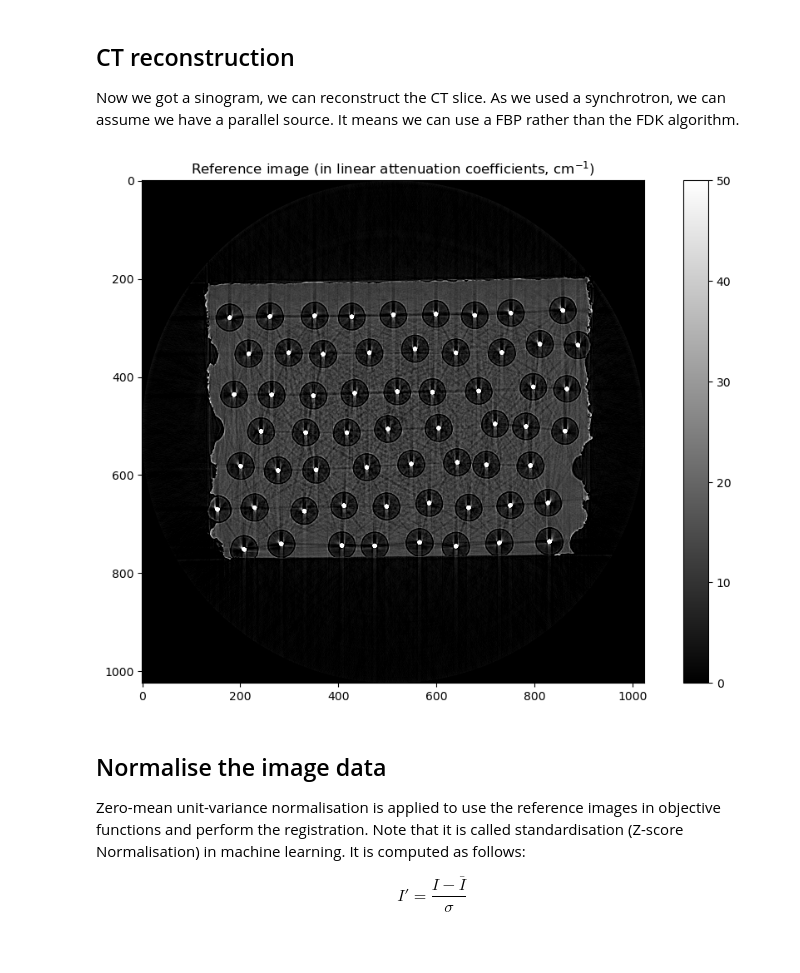
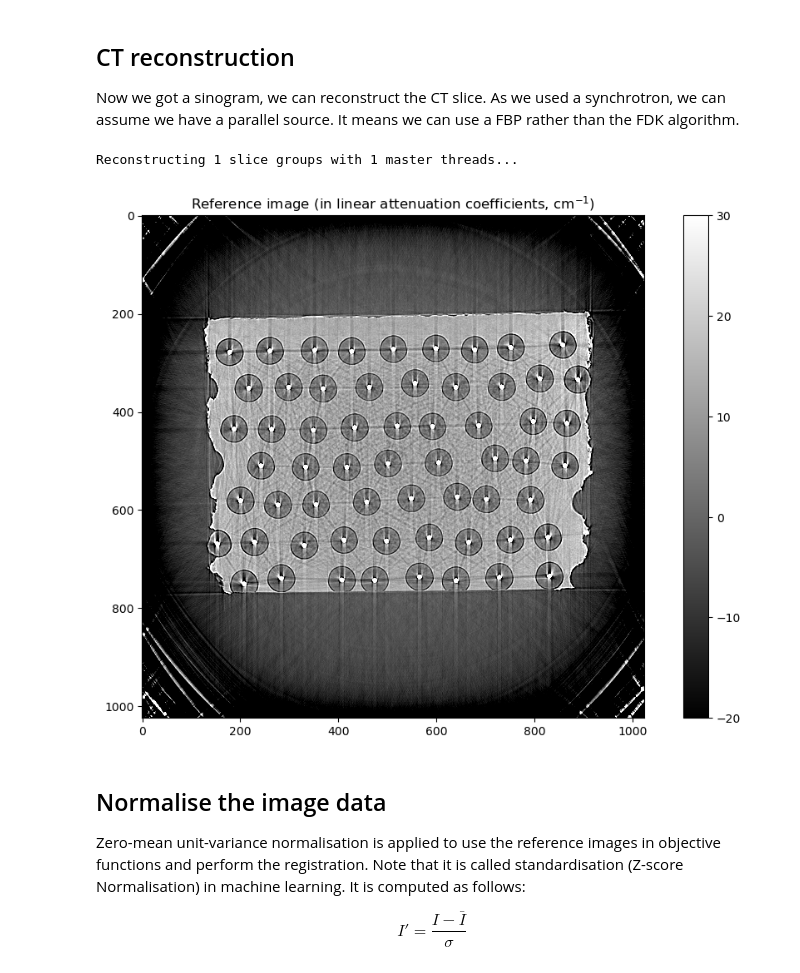
Before and after one commit to effepivi/CT2CAD-Fibres, a Jupyter notebook: tutorial/From_CT_acquisition_to_CAD_models.ipynb, the cells around one changed output. Cells and saved outputs as stored; diff of their text form; code cells hidden in the pictures.

```diff
--- a/tutorial/From_CT_acquisition_to_CAD_models.ipynb
+++ b/tutorial/From_CT_acquisition_to_CAD_models.ipynb
@@ -108,15 +112,26 @@ number_of_projections = 900;
 angular_span_in_degrees = 180.0;
 angular_step = angular_span_in_degrees / number_of_projections;
 theta = np.linspace(0., angular_span_in_degrees, number_of_projections, endpoint=False);
+theta_rad = theta / 180.0 * math.pi;
+
 roi_length = 40;
 
 value_range = 6;
 num_samples = 15;
 
+sigma_set = None;
+k_set = None;
+label_set = None;
+
 bias = None;
 gain = None;
 scale = None;
 
+use_normalisation = True;
+use_sinogram = True;
+
+metrics_type = "RMSE";
+
 fibre_radius = 140 / 2; # um
 core_radius = 30 / 2; # um
 # %% [markdown]
@@ -224,15 +237,28 @@ reference_CT = iradon(reference_sinogram.T, theta=theta, circle=True);
+# %%
+reference_sinogram = computeSinogramFromFlatField(reference_normalised_projections);
+reference_sinogram.shape = [reference_sinogram.shape[0], 1, reference_sinogram.shape[1]];
+rot_center = int(reference_sinogram.shape[2]/2);
+
+reference_CT = tomopy.recon(reference_sinogram,
+                            theta_rad,
+                            center=rot_center,
+                            sinogram_order=False,
+                            algorithm='gridrec',
+                            filter_name='shepp')[0];
+# %% [output]
+Reconstructing 1 slice groups with 1 master threads...
 # %%
 saveMHA('outputs/reference_CT.mha', reference_CT, [pixel_spacing_in_mm, angular_step, pixel_spacing_in_mm]);
 # %%
 fig=plt.figure();
-norm = cm.colors.Normalize(vmax=50, vmin=0)
+norm = cm.colors.Normalize(vmax=30, vmin=-20)
 imgplot = plt.imshow(reference_CT, cmap="gray", norm=norm);
 fig.colorbar(imgplot);
 plt.title("Reference image (in linear attenuation coefficients, cm$^{-1}$)");
 plt.savefig('plots/reference_image_in_mu.pdf');
 plt.savefig('plots/reference_image_in_mu.png');
 # %% [output]
-[figure, old version]
+[figure, new version]
 # %% [markdown]
 ## Normalise the image data
 
```
Also changed, not shown: parts of 113 cells of this notebook.
